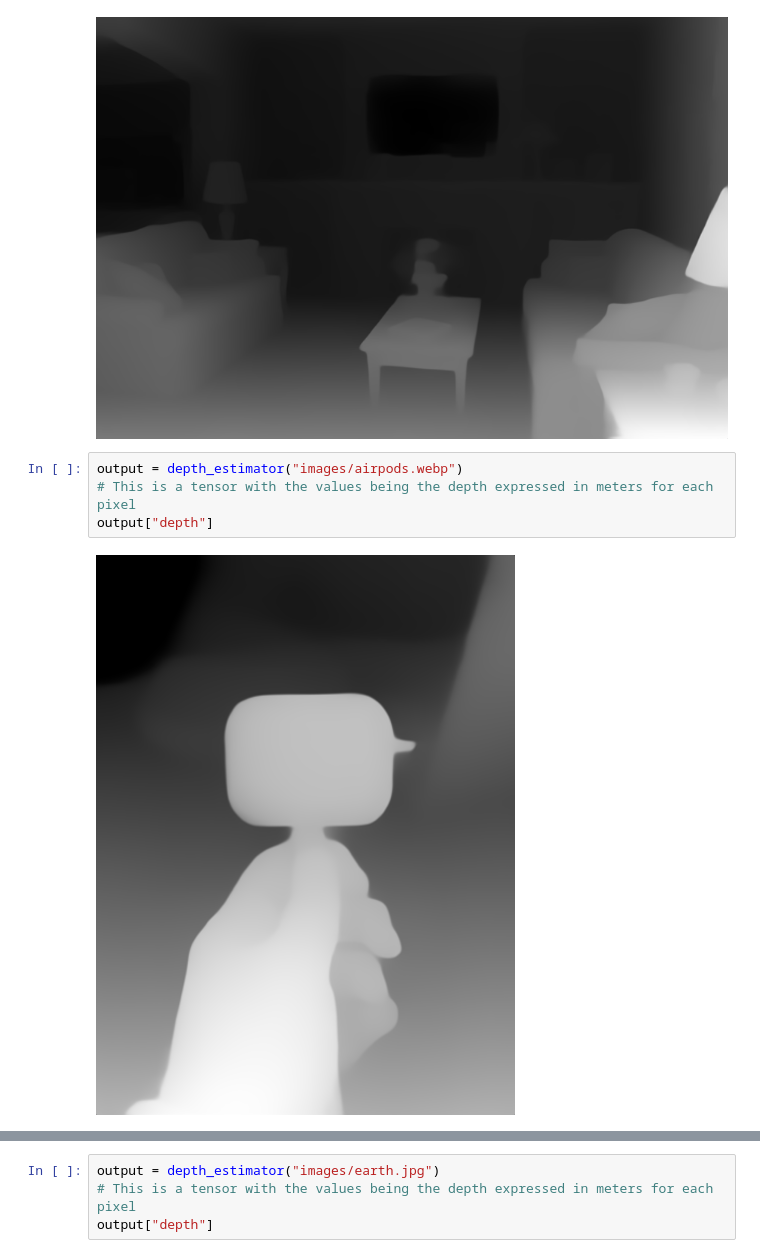
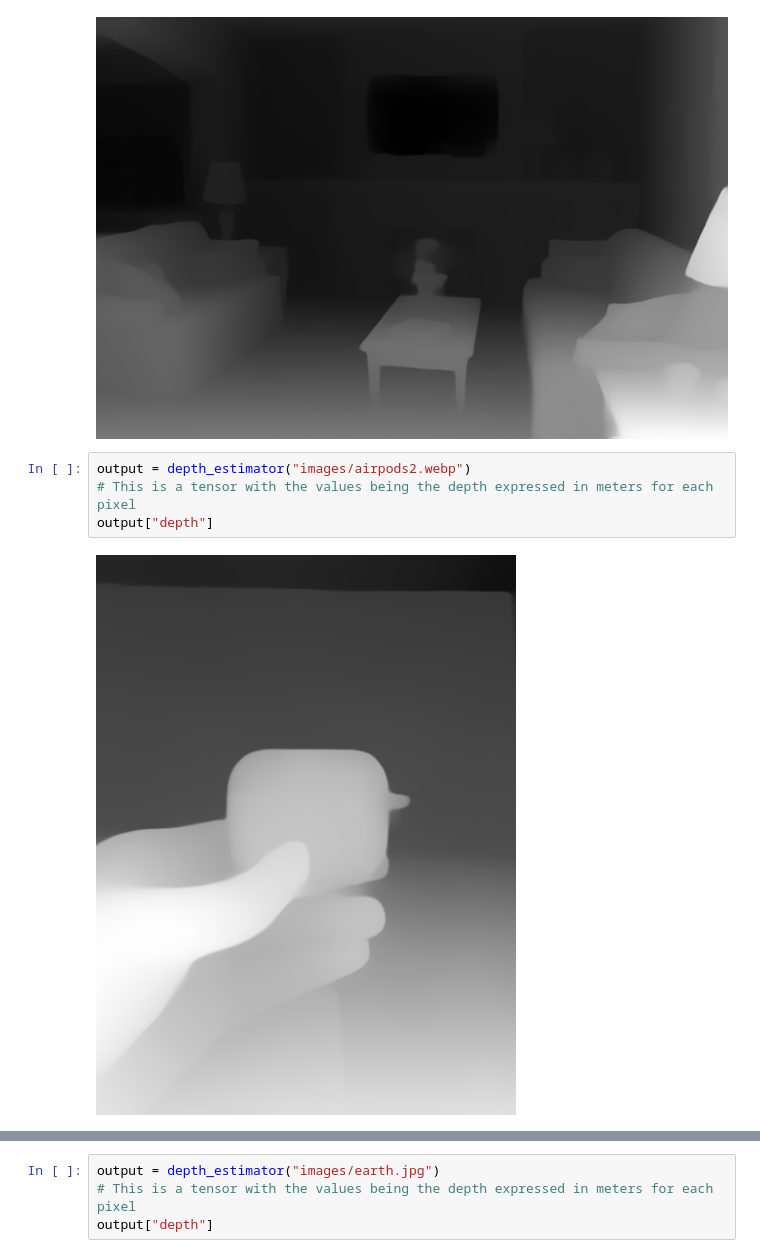
Before and after one commit to mohamedshaik272/Optimal-Path-Navigation, a Jupyter notebook: environment_nav.ipynb, the cells around one changed output, grey strips where cells are left out. Drawn from its saved outputs; the diff is of its cells as text.

Commit message:
added image + testing

```diff
--- a/environment_nav.ipynb
+++ b/environment_nav.ipynb
@@ -89,8 +92,8 @@ output["depth"]
 # %% [output]
 [figure]
 # %%
-output = depth_estimator("images/airpods.webp")
+output = depth_estimator("images/airpods2.webp")
 # This is a tensor with the values being the depth expressed in meters for each pixel
 output["depth"]
 # %% [output]
-[figure, old version]
+[figure, new version]
```
Also changed, not shown: parts of 5 cells of this notebook, 1 other file.
